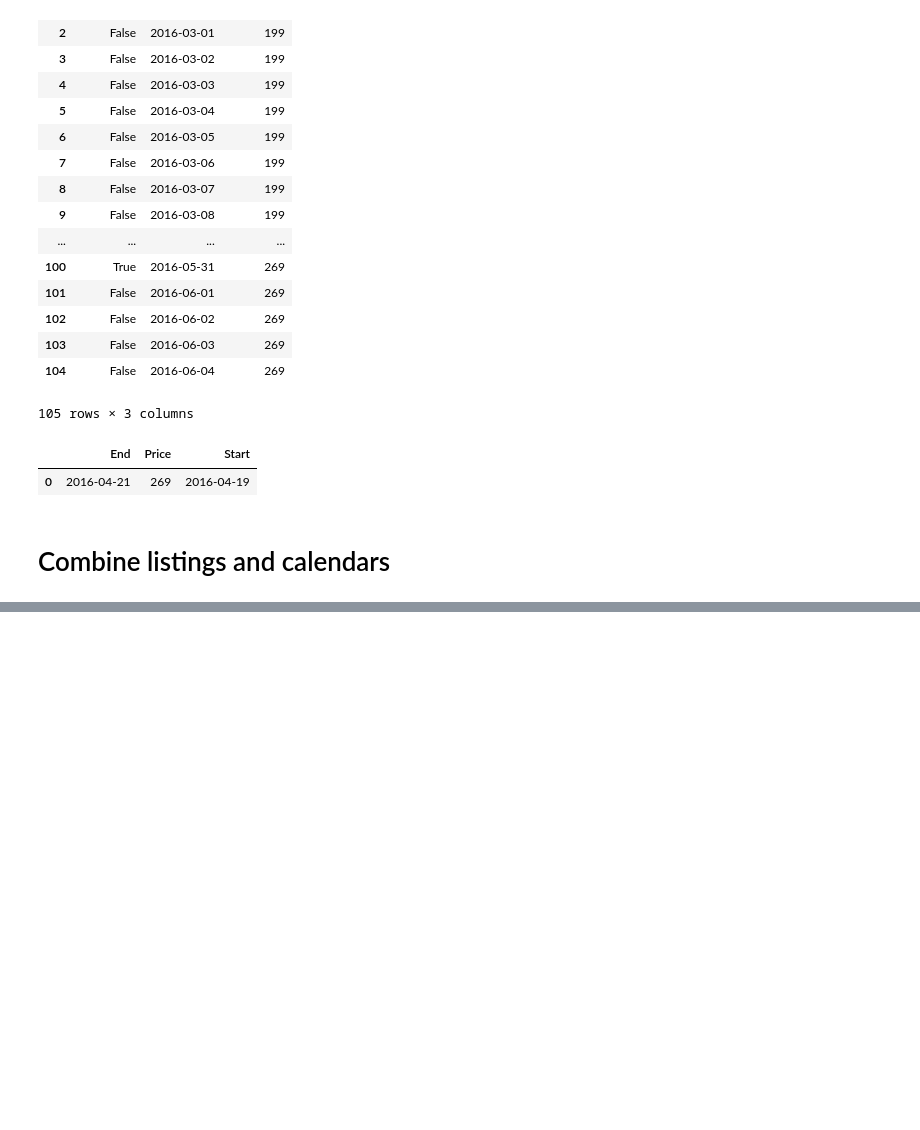
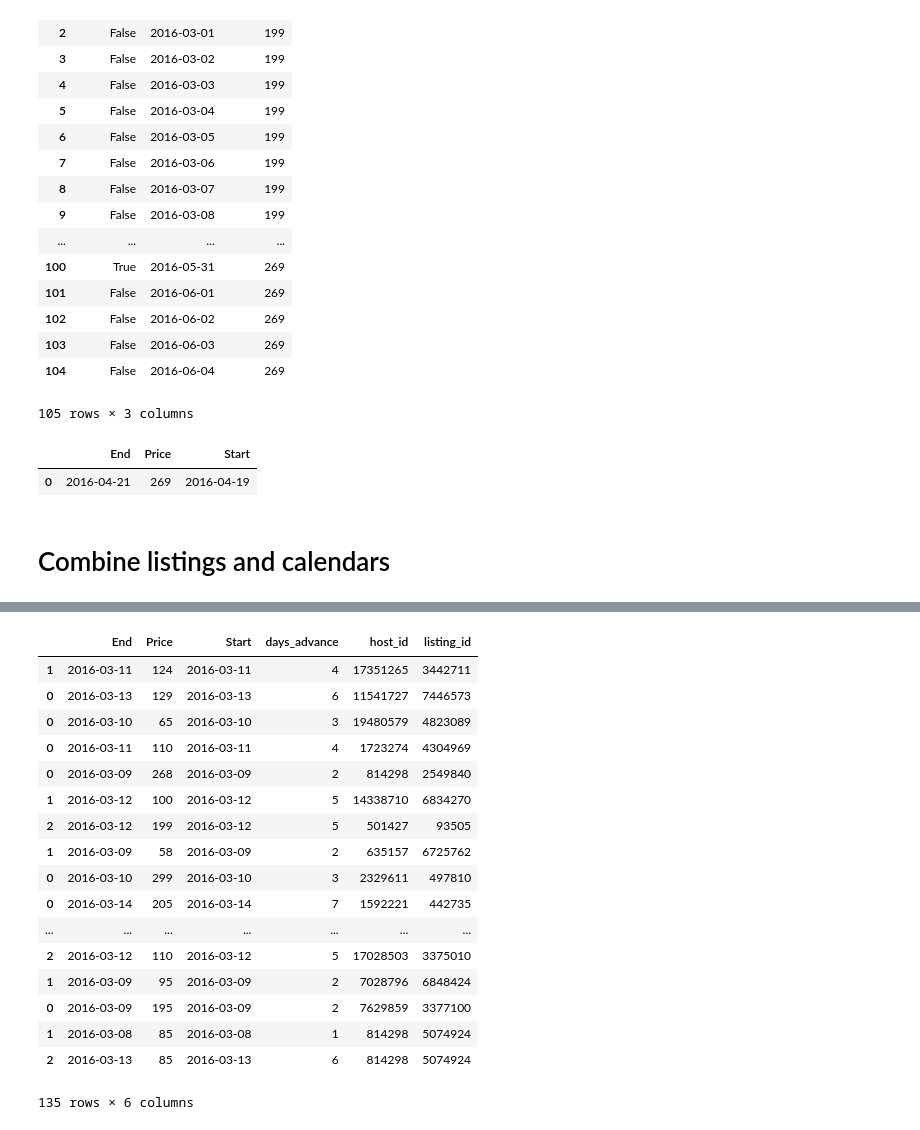
Before and after one commit to Elena-Zhao/AirbnbNegotiate, a Jupyter notebook: notebook.ipynb, the cells around one changed output, grey strips where cells are left out. Drawn from its saved outputs; the diff is of its cells as text; code cells hidden in the pictures; blank space fills up the shorter version.

```diff
--- a/notebook.ipynb
+++ b/notebook.ipynb
@@ -221,0 +337,6 @@ listings.to_json('listings.json')
+# %%
+temp = orphan_bucket(3)
+# %%
+orphan_1d = temp[0]
+orphan_2d = temp[1]
+orphan_3d = temp[2]
@@ -221,0 +364,16 @@ listings.to_json('listings.json')
+# %%
+orphan_1d_advance_1w = orphan_1d[(orphan_1d['days_advance'] > 0) & (orphan_1d['days_advance'] <= 7)]
+orphan_1d_advance_2w = orphan_1d[(orphan_1d['days_advance'] > 7) & (orphan_1d['days_advance'] < 14)]
+orphan_1d_advance_more = orphan_1d[orphan_1d['days_advance'] > 14]
+
+orphan_2d_advance_1w = orphan_2d[(orphan_2d['days_advance'] > 0) & (orphan_2d['days_advance'] <= 7)]
+orphan_2d_advance_2w = orphan_2d[(orphan_2d['days_advance'] > 7) & (orphan_2d['days_advance'] < 14)]
+orphan_2d_advance_more = orphan_2d[orphan_2d['days_advance'] > 14]
+
+orphan_3d_advance_1w = orphan_3d[(orphan_3d['days_advance'] > 0) & (orphan_3d['days_advance'] <= 7)]
+orphan_3d_advance_2w = orphan_3d[(orphan_3d['days_advance'] > 7) & (orphan_3d['days_advance'] < 14)]
+orphan_3d_advance_more = orphan_3d[orphan_3d['days_advance'] > 14]
+
+orphan_more_advance_1w = orphan_more[(orphan_more['days_advance'] > 0) & (orphan_more['days_advance'] <= 7)]
+orphan_more_advance_2w = orphan_more[(orphan_more['days_advance'] > 7) & (orphan_more['days_advance'] < 14)]
+orphan_more_advance_more = orphan_more[orphan_more['days_advance'] > 14]
@@ -221,0 +382,28 @@ listings.to_json('listings.json')
+# %%
+mailing_repo = {'orphan_1d_advance_1w':orphan_1d_advance_1w, 'orphan_1d_advance_2w':orphan_1d_advance_2w,
+                    'orphan_1d_advance_more': orphan_1d_advance_more, 'orphan_2d_advance_1w':orphan_2d_advance_1w,
+                    'orphan_2d_advance_2w':orphan_2d_advance_2w, 'orphan_2d_advance_more': orphan_2d_advance_more,
+                    'orphan_3d_advance_1w':orphan_3d_advance_1w, 'orphan_3d_advance_2w':orphan_3d_advance_2w,
+                    'orphan_1d_advance_more':orphan_1d_advance_more, 'orphan_more_advance_1w':orphan_more_advance_1w,
+                    'orphan_more_advance_2w' : orphan_more_advance_2w,'orphan_more_advance_more':orphan_more_advance_more}
+# %%
+mailing_repo['orphan_1d_advance_1w']
+# %% [output]
+|  | End | Price | Start | days_advance | host_id | listing_id |
+| 1 | 2016-03-11 | 124 | 2016-03-11 | 4 | 17351265 | 3442711 |
+| 0 | 2016-03-13 | 129 | 2016-03-13 | 6 | 11541727 | 7446573 |
+| 0 | 2016-03-10 | 65 | 2016-03-10 | 3 | 19480579 | 4823089 |
+| 0 | 2016-03-11 | 110 | 2016-03-11 | 4 | 1723274 | 4304969 |
+| 0 | 2016-03-09 | 268 | 2016-03-09 | 2 | 814298 | 2549840 |
+| 1 | 2016-03-12 | 100 | 2016-03-12 | 5 | 14338710 | 6834270 |
+| 2 | 2016-03-12 | 199 | 2016-03-12 | 5 | 501427 | 93505 |
+| 1 | 2016-03-09 | 58 | 2016-03-09 | 2 | 635157 | 6725762 |
+| 0 | 2016-03-10 | 299 | 2016-03-10 | 3 | 2329611 | 497810 |
+| 0 | 2016-03-14 | 205 | 2016-03-14 | 7 | 1592221 | 442735 |
+| ... | ... | ... | ... | ... | ... | ... |
+| 2 | 2016-03-12 | 110 | 2016-03-12 | 5 | 17028503 | 3375010 |
+| 1 | 2016-03-09 | 95 | 2016-03-09 | 2 | 7028796 | 6848424 |
+| 0 | 2016-03-09 | 195 | 2016-03-09 | 2 | 7629859 | 3377100 |
+| 1 | 2016-03-08 | 85 | 2016-03-08 | 1 | 814298 | 5074924 |
+| 2 | 2016-03-13 | 85 | 2016-03-13 | 6 | 814298 | 5074924 |
+135 rows × 6 columns
```
Also changed, not shown: parts of 16 cells of this notebook, 2 other files.
